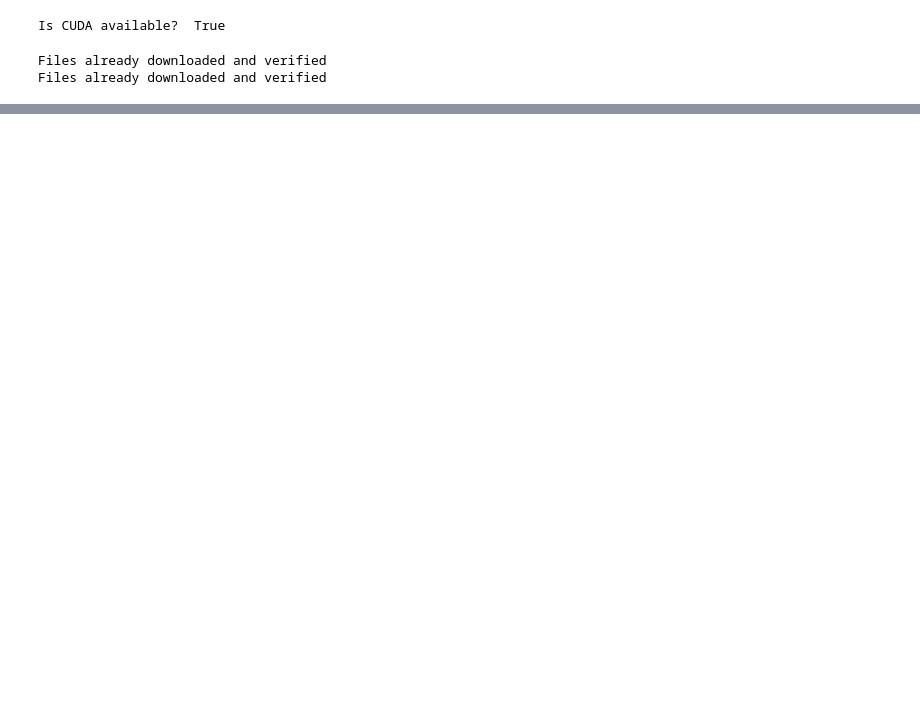
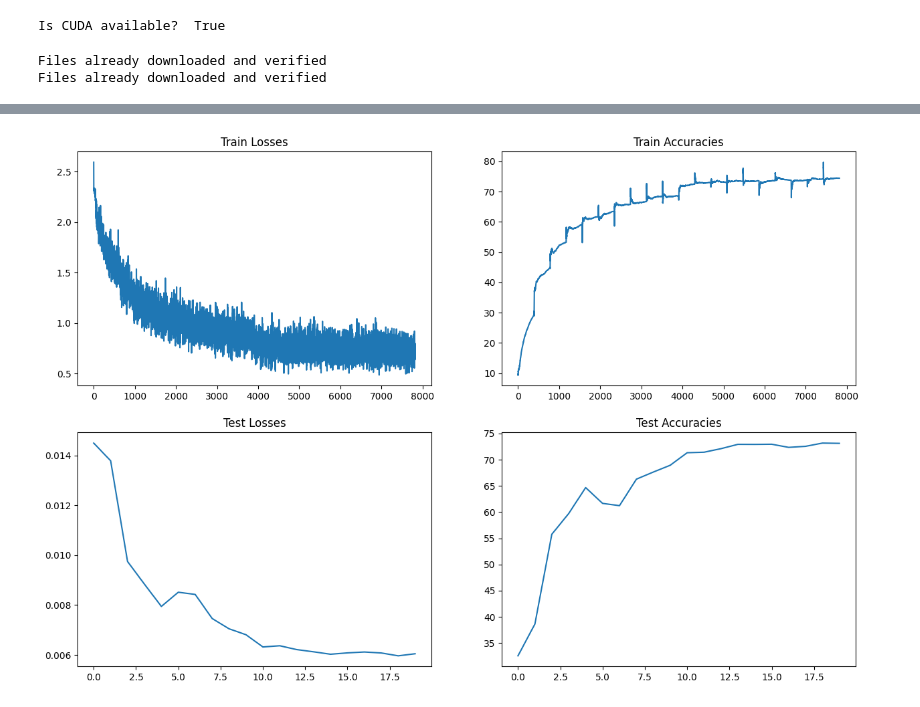
Before and after one commit to abhyuditjain/era-v1, a Jupyter notebook: session_08/session_08_gn.ipynb, the cells around one changed output, grey strips where cells are left out. Drawn from its saved outputs; the diff is of its cells as text; code cells hidden in the pictures; blank space fills up the shorter version.

```diff
--- a/session_08/session_08_gn.ipynb
+++ b/session_08/session_08_gn.ipynb
@@ -134,0 +136,19 @@ show_misclassified_images(
+# %%
+results = collect_results(trainer, tester)
+
+plot_data(
+    [
+        results["train_losses"],
+        results["train_accuracies"],
+        results["test_losses"],
+        results["test_accuracies"],
+    ],
+    [
+        "Train Losses",
+        "Train Accuracies",
+        "Test Losses",
+        "Test Accuracies",
+    ],
+)
+# %% [output]
+[figure, added]
```
Also changed, not shown: parts of 6 cells of this notebook, 14 other files.
